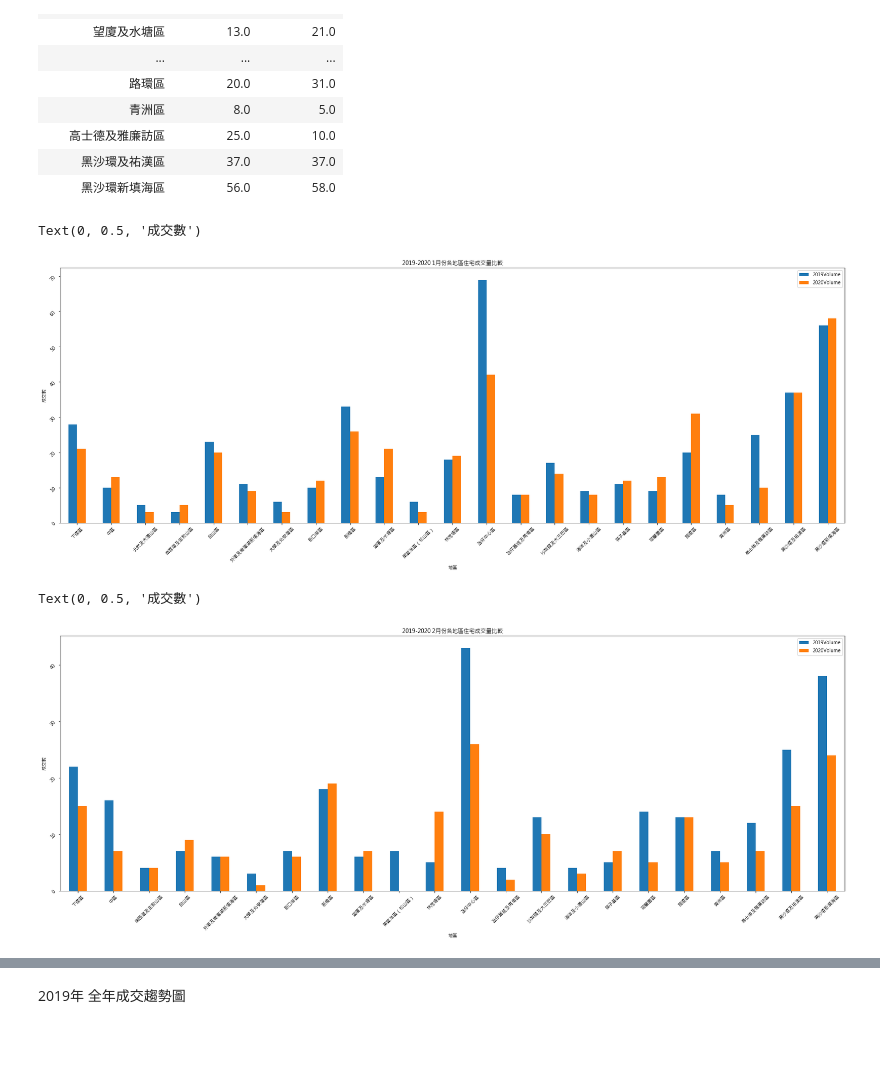
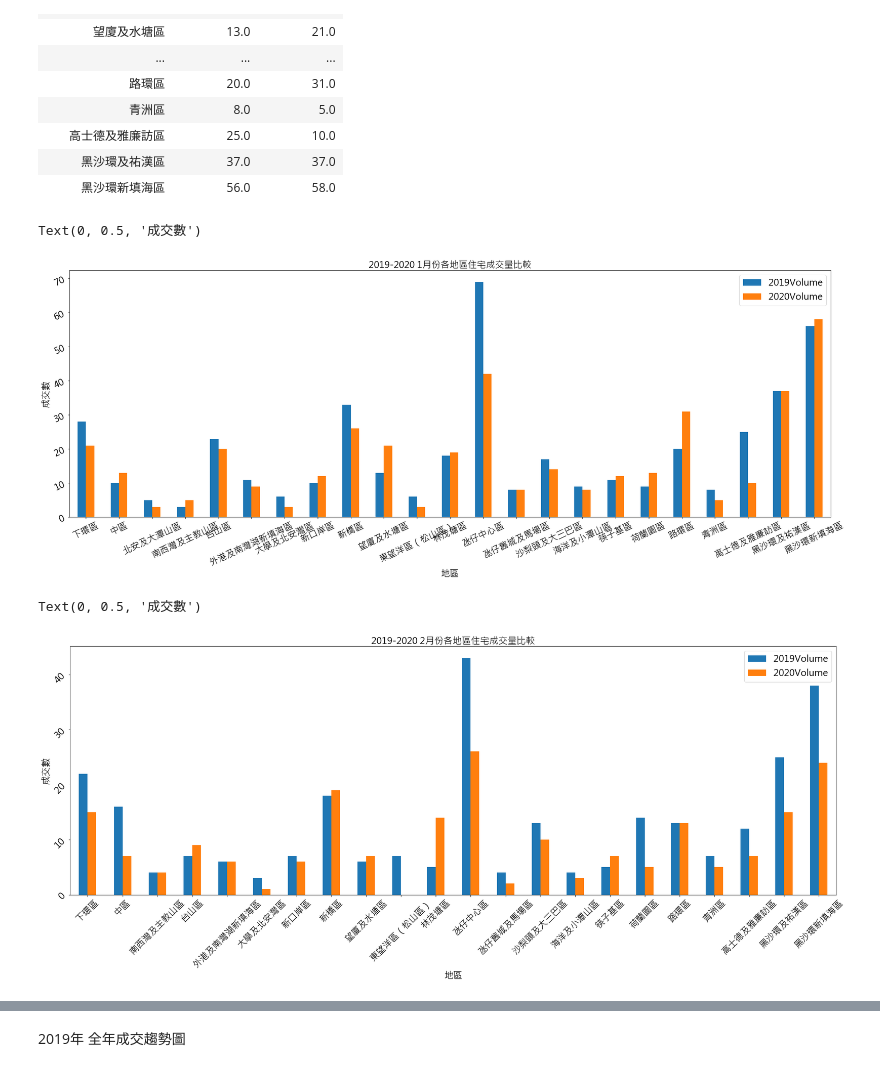
Before and after one commit to Isaac234517/Macau-House-Analysis, a Jupyter notebook: house_trending.ipynb, the cells around one changed output, grey strips where cells are left out. Saved outputs shown, nothing was run; the diff lists cells and outputs as text; code cells hidden in the pictures; blank space fills up the shorter version.

Commit message:
modify fontsize of stat picture

```diff
--- a/house_trending.ipynb
+++ b/house_trending.ipynb
@@ -188,13 +188,14 @@ area_volume_sum_M1_2019
 # %%
 ax = area_volume_sum_M1_2019.plot.bar(rot=0, figsize=(30,10))
 #ax.set_xticklabels(rotation = (45), fontsize=10, va='bottom', ha='left')
-ax.tick_params(labelrotation=45)
-ax.set_title('2019-2020 1月份各地區住宅成交量比較')
-ax.set_xlabel('地區')
-ax.set_ylabel('成交數')
+ax.tick_params(labelrotation=25, labelsize=20)
+ax.legend(fontsize=20)
+ax.set_title('2019-2020 1月份各地區住宅成交量比較', fontsize=20)
+ax.set_xlabel('地區', fontsize=20)
+ax.set_ylabel('成交數',fontsize=20)
 # %% [output]
 Text(0, 0.5, '成交數')
-[figure, old version]
+[figure, new version]
 # %%
 M2_2020_1_df = dsf_util.get_dsf_building_df("./2020/2_1.xls", 2020,2)
 M2_2020_2_df = dsf_util.get_dsf_building_df("./2020/2_2.xls", 2020,2)
@@ -210,13 +211,14 @@ area_volume_sum_M2_2019 = area_volume_sum_M2_2019.rename(columns={'Volume': '201
 area_volume_sum_M2_2019['2020Volume'] = area_volume_sum_M2_2020['2020Volume']
 # %%
 ax =area_volume_sum_M2_2019.plot.bar(rot=0, figsize=(30,10))
-ax.tick_params(labelrotation=45)
-ax.set_title('2019-2020 2月份各地區住宅成交量比較')
-ax.set_xlabel('地區')
-ax.set_ylabel('成交數')
+ax.tick_params(labelrotation=45,labelsize=20)
+ax.legend(fontsize=20)
+ax.set_title('2019-2020 2月份各地區住宅成交量比較',fontsize=20)
+ax.set_xlabel('地區',fontsize=20)
+ax.set_ylabel('成交數',fontsize=20)
 # %% [output]
 Text(0, 0.5, '成交數')
-[figure, old version]
+[figure, new version]
 # %%
 M3_2020_1_df = dsf_util.get_dsf_building_df("./2020/3_1.xls", 2020,3)
 M3_2020_2_df = dsf_util.get_dsf_building_df("./2020/3_2.xls", 2020,3)
```
Also changed, not shown: parts of 3 cells of this notebook.
